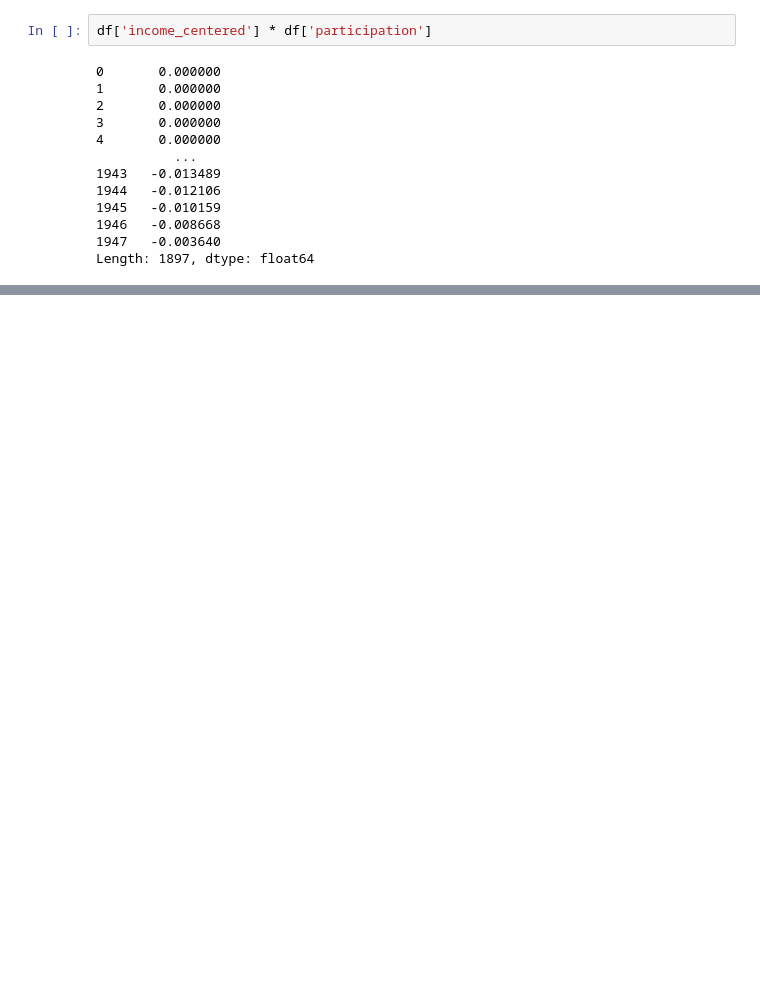
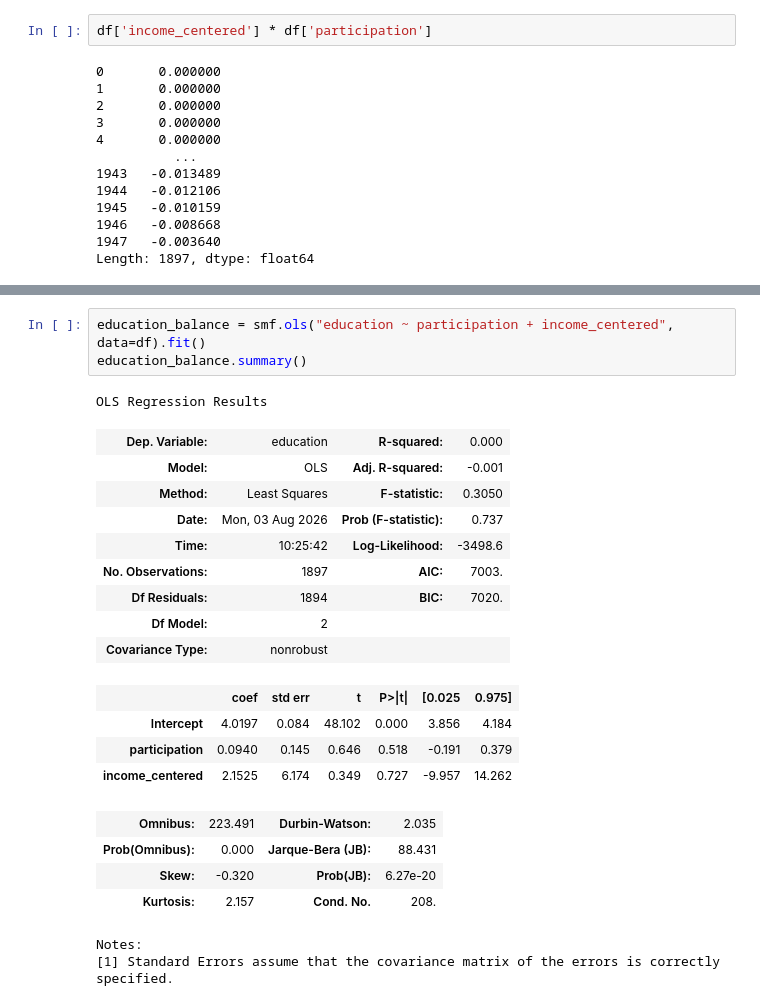
Before and after one commit to stringer-data/causal-inference-training, a Jupyter notebook: projects/04_regression_discontinuity/gov_transfers_political_support/notebooks/01_fuzzy_rdd_gov_transfers.ipynb, the cells around one changed output, grey strips where cells are left out. Cells and saved outputs as stored; diff of their text form; blank space fills up the shorter version.

```diff
--- a/projects/04_regression_discontinuity/gov_transfers_political_support/notebooks/01_fuzzy_rdd_gov_transfers.ipynb
+++ b/projects/04_regression_discontinuity/gov_transfers_political_support/notebooks/01_fuzzy_rdd_gov_transfers.ipynb
@@ -217,0 +233,24 @@ df
+# %%
+education_balance = smf.ols("education ~ participation + income_centered", data=df).fit()
+education_balance.summary()
+# %% [output]
+OLS Regression Results
+| Dep. Variable: | education | R-squared: | 0.000 |
+| Model: | OLS | Adj. R-squared: | -0.001 |
+| Method: | Least Squares | F-statistic: | 0.3050 |
+| Date: | Mon, 03 Aug 2026 | Prob (F-statistic): | 0.737 |
+| Time: | 10:25:42 | Log-Likelihood: | -3498.6 |
+| No. Observations: | 1897 | AIC: | 7003. |
+| Df Residuals: | 1894 | BIC: | 7020. |
+| Df Model: | 2 |  |  |
+| Covariance Type: | nonrobust |  |  |
+|  | coef | std err | t | P>|t| | [0.025 | 0.975] |
+| Intercept | 4.0197 | 0.084 | 48.102 | 0.000 | 3.856 | 4.184 |
+| participation | 0.0940 | 0.145 | 0.646 | 0.518 | -0.191 | 0.379 |
+| income_centered | 2.1525 | 6.174 | 0.349 | 0.727 | -9.957 | 14.262 |
+| Omnibus: | 223.491 | Durbin-Watson: | 2.035 |
+| Prob(Omnibus): | 0.000 | Jarque-Bera (JB): | 88.431 |
+| Skew: | -0.320 | Prob(JB): | 6.27e-20 |
+| Kurtosis: | 2.157 | Cond. No. | 208. |
+Notes:
+[1] Standard Errors assume that the covariance matrix of the errors is correctly specified.
```
Also changed, not shown: parts of 13 cells of this notebook.
